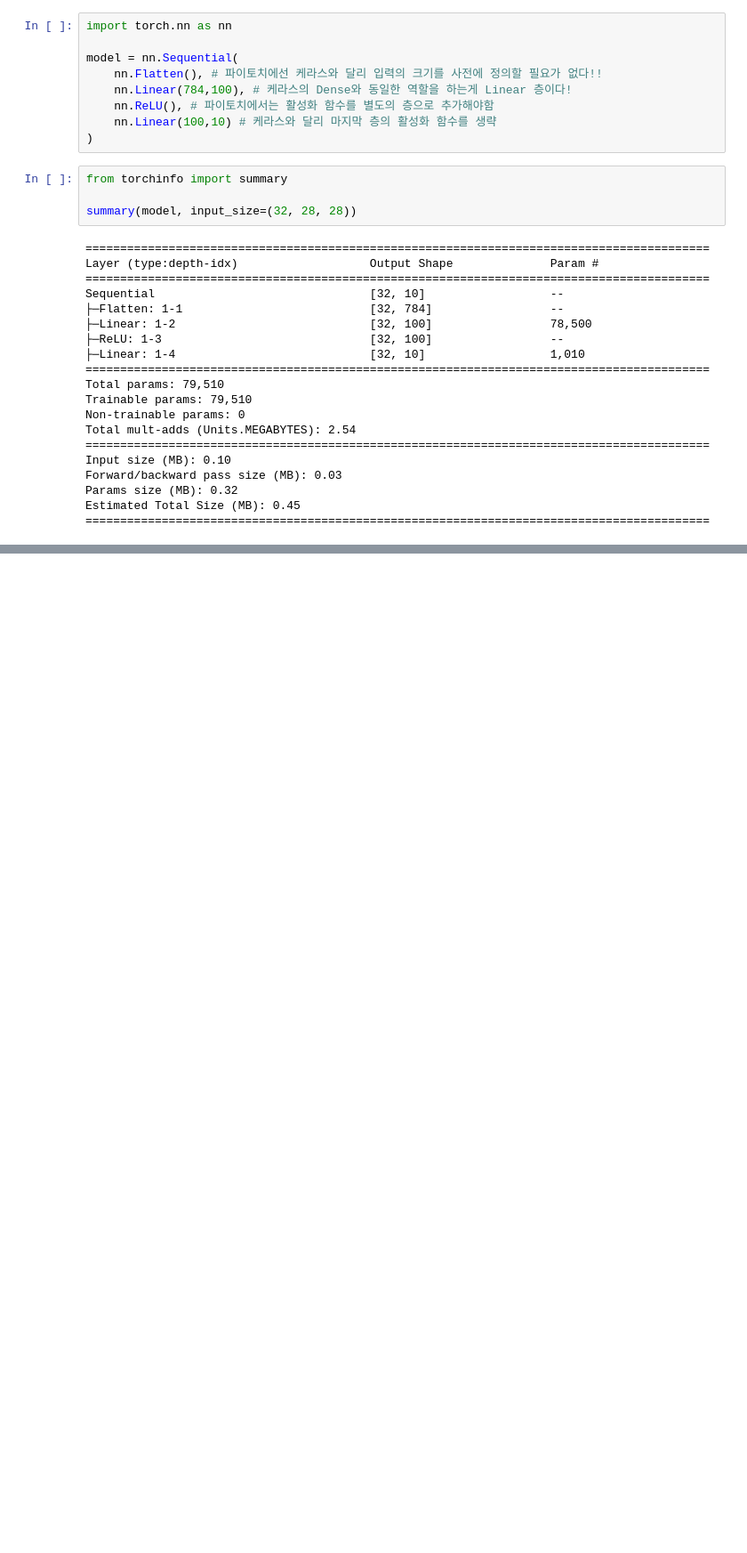
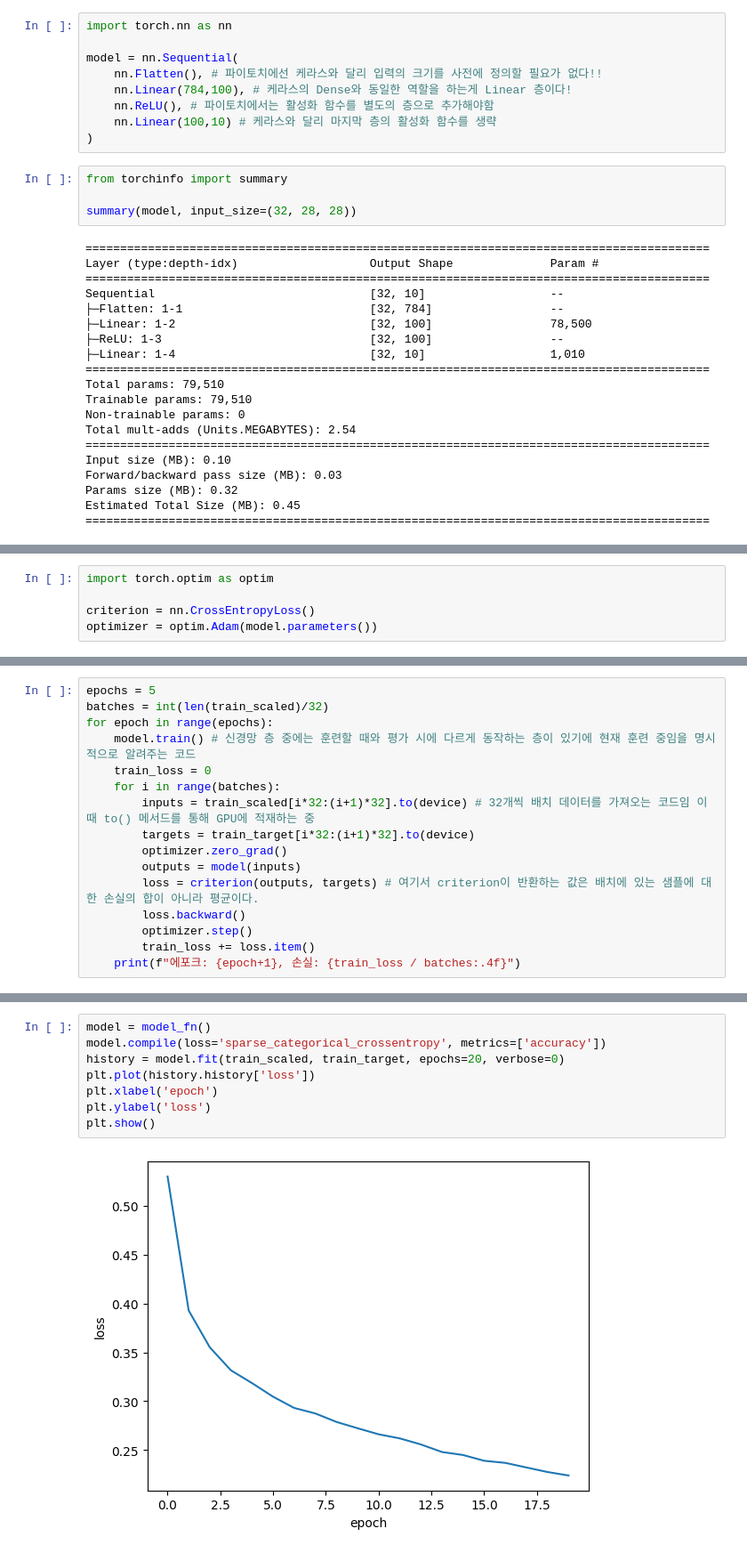
Before and after one commit to DelosIndustry/HongongML-DL_stduy, a Jupyter notebook: hongongDLch7.ipynb, the cells around one changed output, grey strips where cells are left out. Shown at 89% size. Drawn from its saved outputs; the diff is of its cells as text; blank space fills up the shorter version.

```diff
--- a/hongongDLch7.ipynb
+++ b/hongongDLch7.ipynb
@@ -449,0 +462,5 @@ Estimated Total Size (MB): 0.45
+# %%
+import torch.optim as optim
+
+criterion = nn.CrossEntropyLoss()
+optimizer = optim.Adam(model.parameters())
@@ -449,0 +486,16 @@ Estimated Total Size (MB): 0.45
+# %%
+epochs = 5
+batches = int(len(train_scaled)/32)
+for epoch in range(epochs):
+    model.train() # 신경망 층 중에는 훈련할 때와 평가 시에 다르게 동작하는 층이 있기에 현재 훈련 중임을 명시적으로 알려주는 코드
+    train_loss = 0
+    for i in range(batches):
+        inputs = train_scaled[i*32:(i+1)*32].to(device) # 32개씩 배치 데이터를 가져오는 코드임 이때 to() 메서드를 통해 GPU에 적재하는 중
+        targets = train_target[i*32:(i+1)*32].to(device)
+        optimizer.zero_grad()
+        outputs = model(inputs)
+        loss = criterion(outputs, targets) # 여기서 criterion이 반환하는 값은 배치에 있는 샘플에 대한 손실의 합이 아니라 평균이다.
+        loss.backward()
+        optimizer.step()
+        train_loss += loss.item()
+    print(f"에포크: {epoch+1}, 손실: {train_loss / batches:.4f}")
@@ -449,0 +587,10 @@ Estimated Total Size (MB): 0.45
+# %%
+model = model_fn()
+model.compile(loss='sparse_categorical_crossentropy', metrics=['accuracy'])
+history = model.fit(train_scaled, train_target, epochs=20, verbose=0)
+plt.plot(history.history['loss'])
+plt.xlabel('epoch')
+plt.ylabel('loss')
+plt.show()
+# %% [output]
+[figure, added]
```
Also changed, not shown: parts of 39 cells of this notebook, 3 other files.
